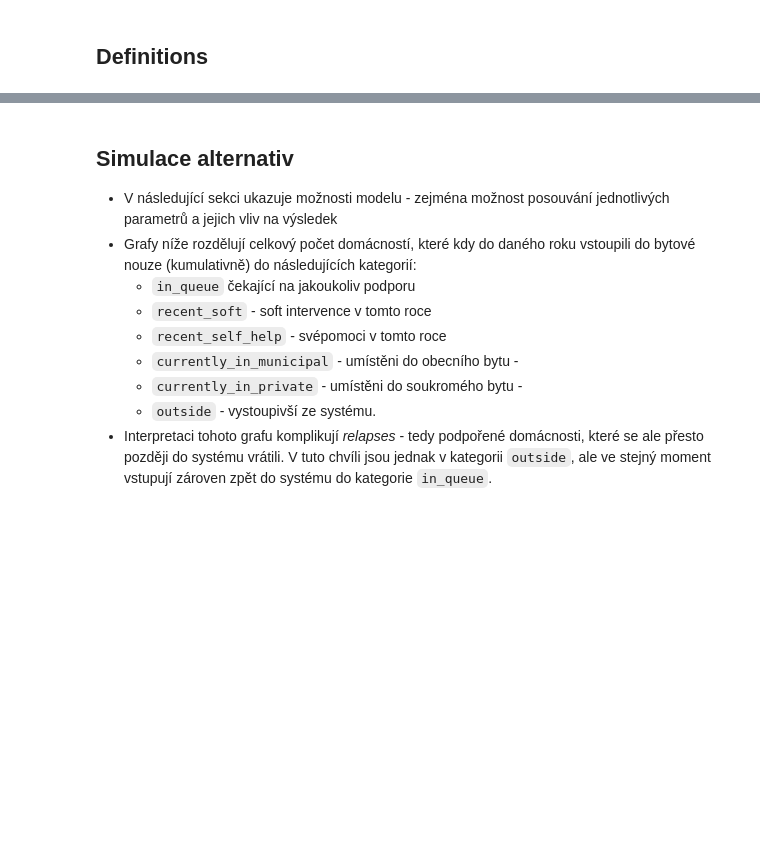
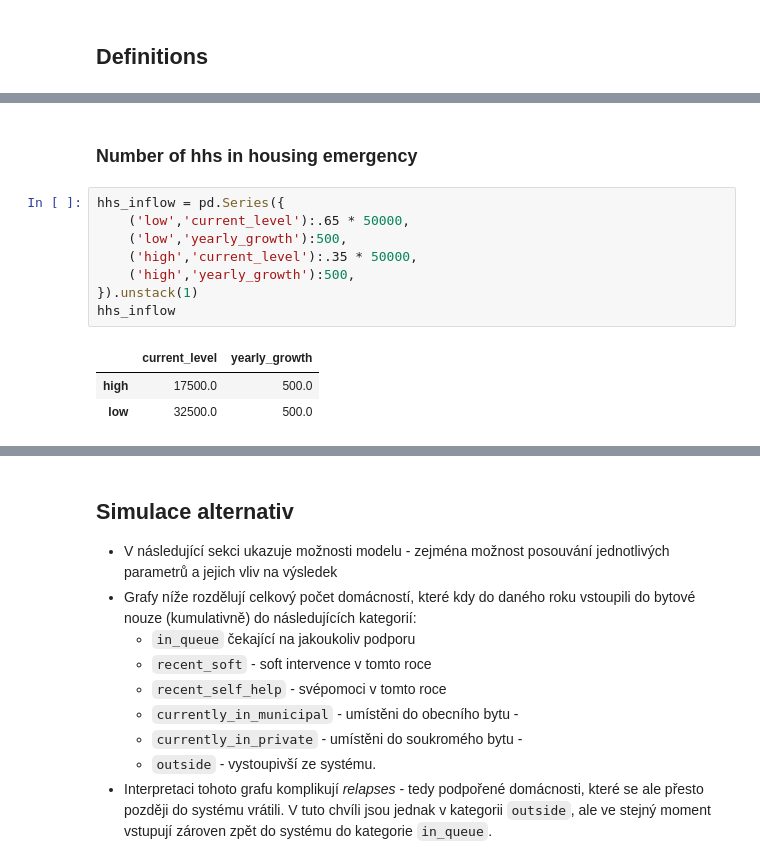
Before and after one commit to vitekzkytek/SocialHousingModel, a Jupyter notebook: model.ipynb, the cells around one changed output, grey strips where cells are left out. Drawn from its saved outputs; the diff is of its cells as text; blank space fills up the shorter version.

```diff
--- a/model.ipynb
+++ b/model.ipynb
@@ -41,0 +56,14 @@ DEFAULT_PARAMS = {
+# %% [markdown]
+### Number of hhs in housing emergency
+# %%
+hhs_inflow = pd.Series({
+    ('low','current_level'):.65 * 50000,
+    ('low','yearly_growth'):500,
+    ('high','current_level'):.35 * 50000,
+    ('high','yearly_growth'):500,
+}).unstack(1)
+hhs_inflow
+# %% [output]
+|  | current_level | yearly_growth |
+| high | 17500.0 | 500.0 |
+| low | 32500.0 | 500.0 |
```
Also changed, not shown: parts of 30 cells of this notebook, 3 other files.
